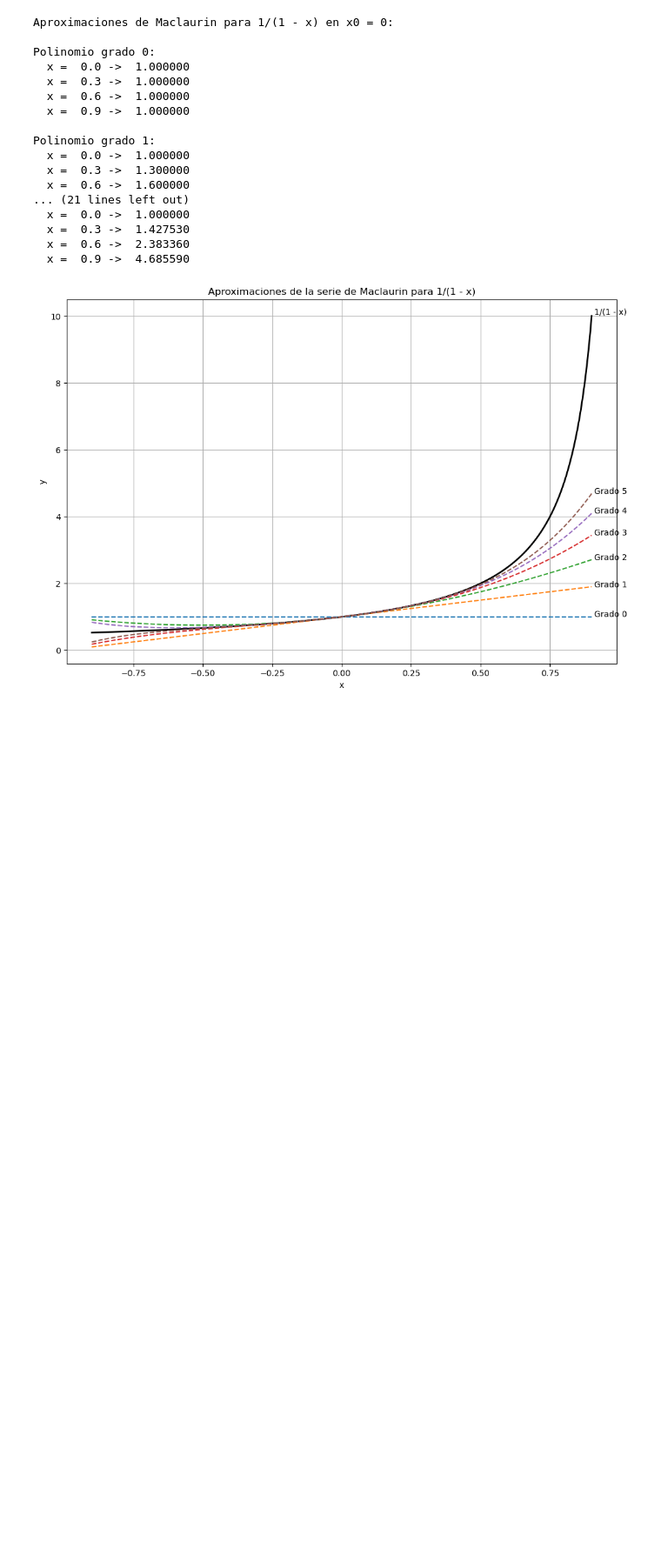
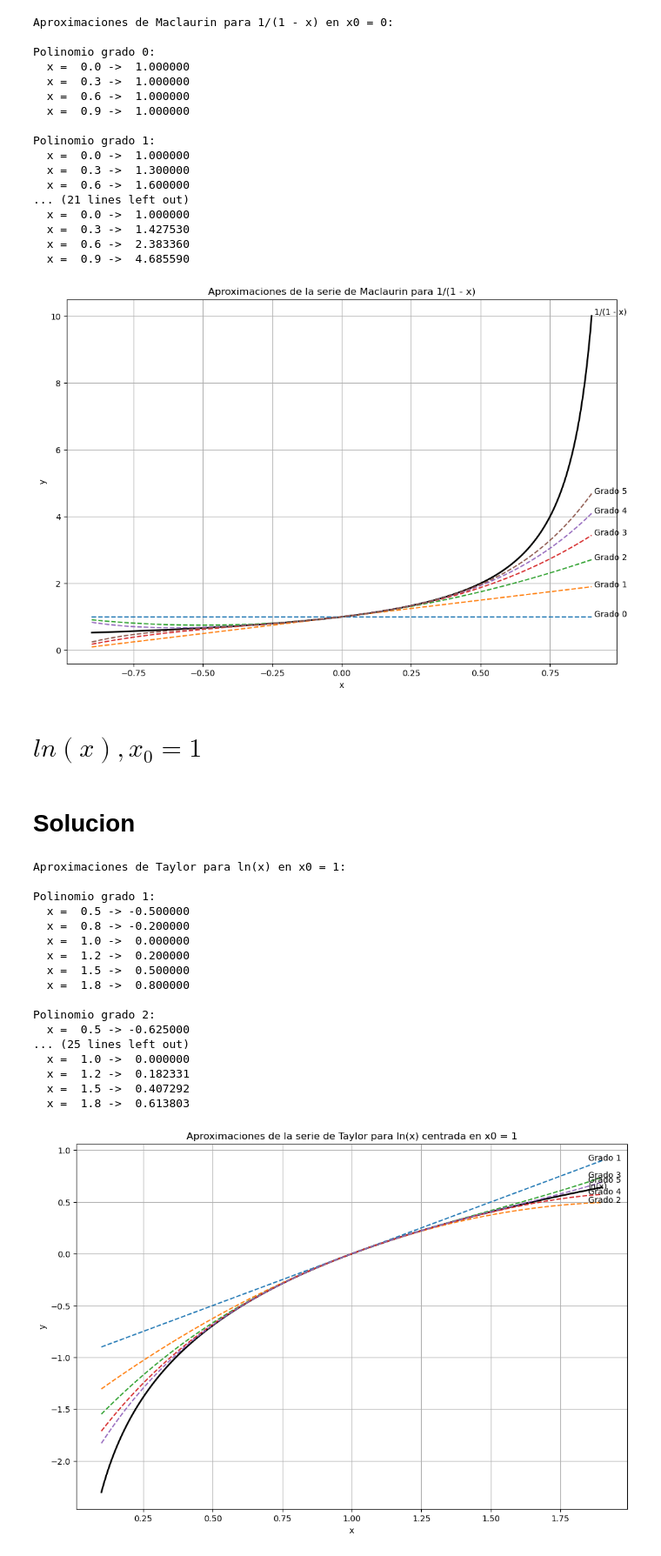
Before and after one commit to kurereishu/Taller-03-Series-de-Taylor-y-polinomios-de-Lagrange, a Jupyter notebook: Ejercicio_1.ipynb, the cells around one changed output. Shown at 87% size. Saved outputs shown, nothing was run; the diff lists cells and outputs as text; code cells hidden in the pictures; blank space fills up the shorter version.

Commit message:
graficas

```diff
--- a/Ejercicio_1.ipynb
+++ b/Ejercicio_1.ipynb
@@ -129,3 +129,72 @@ Polinomio grado 1:
   x =  0.6 ->  2.383360
   x =  0.9 ->  4.685590
 [figure]
+# %% [markdown]
+# $ln(x),x_0=1$
+# %% [markdown]
+# Solucion
+# %%
+import numpy as np
+import matplotlib.pyplot as plt
+
+# Función original ln(x)
+def f(x):
+    return np.log(x)
+
+# Serie de Taylor de ln(x) centrada en x0 = 1
+def taylor_ln_x(x, n):
+    result = 0
+    for i in range(1, n + 1):
+        result += ((-1)**(i + 1)) * ((x - 1)**i) / i
+    return result
+
+# Rango de x donde la serie converge bien (evitamos x <= 0 y x > 2)
+x = np.linspace(0.1, 1.9, 400)
+x_print = [0.5, 0.8, 1.0, 1.2, 1.5, 1.8]
+
+print("Aproximaciones de Taylor para ln(x) en x0 = 1:\n")
+
+# Gráfico
+plt.figure(figsize=(12,8))
+plt.plot(x, f(x), label='ln(x)', color='black', linewidth=2)
+plt.text(1.85, f(1.85), 'ln(x)', fontsize=10, color='black', verticalalignment='bottom')
+
+# Graficar órdenes del 1 al 5
+for n in range(1, 6):
+    y_approx = taylor_ln_x(x, n)
+    plt.plot(x, y_approx, linestyle='--')
+
+    # Mostrar valores en consola
+    print(f"Polinomio grado {n}:")
+    for val in x_print:
+        approx = taylor_ln_x(val, n)
+        print(f"  x = {val: .1f} -> {approx: .6f}")
+    print()
+
+    # Etiqueta al final de la curva
+    plt.text(1.85, y_approx[-1], f'Grado {n}', fontsize=10)
+
+plt.title('Aproximaciones de la serie de Taylor para ln(x) centrada en x0 = 1')
+plt.xlabel('x')
+plt.ylabel('y')
+plt.grid(True)
+plt.show()
+# %% [output]
+Aproximaciones de Taylor para ln(x) en x0 = 1:
+
+Polinomio grado 1:
+  x =  0.5 -> -0.500000
+  x =  0.8 -> -0.200000
+  x =  1.0 ->  0.000000
+  x =  1.2 ->  0.200000
+  x =  1.5 ->  0.500000
+  x =  1.8 ->  0.800000
+
+Polinomio grado 2:
+  x =  0.5 -> -0.625000
+... (25 lines left out)
+  x =  1.0 ->  0.000000
+  x =  1.2 ->  0.182331
+  x =  1.5 ->  0.407292
+  x =  1.8 ->  0.613803
+[figure, added]
```
